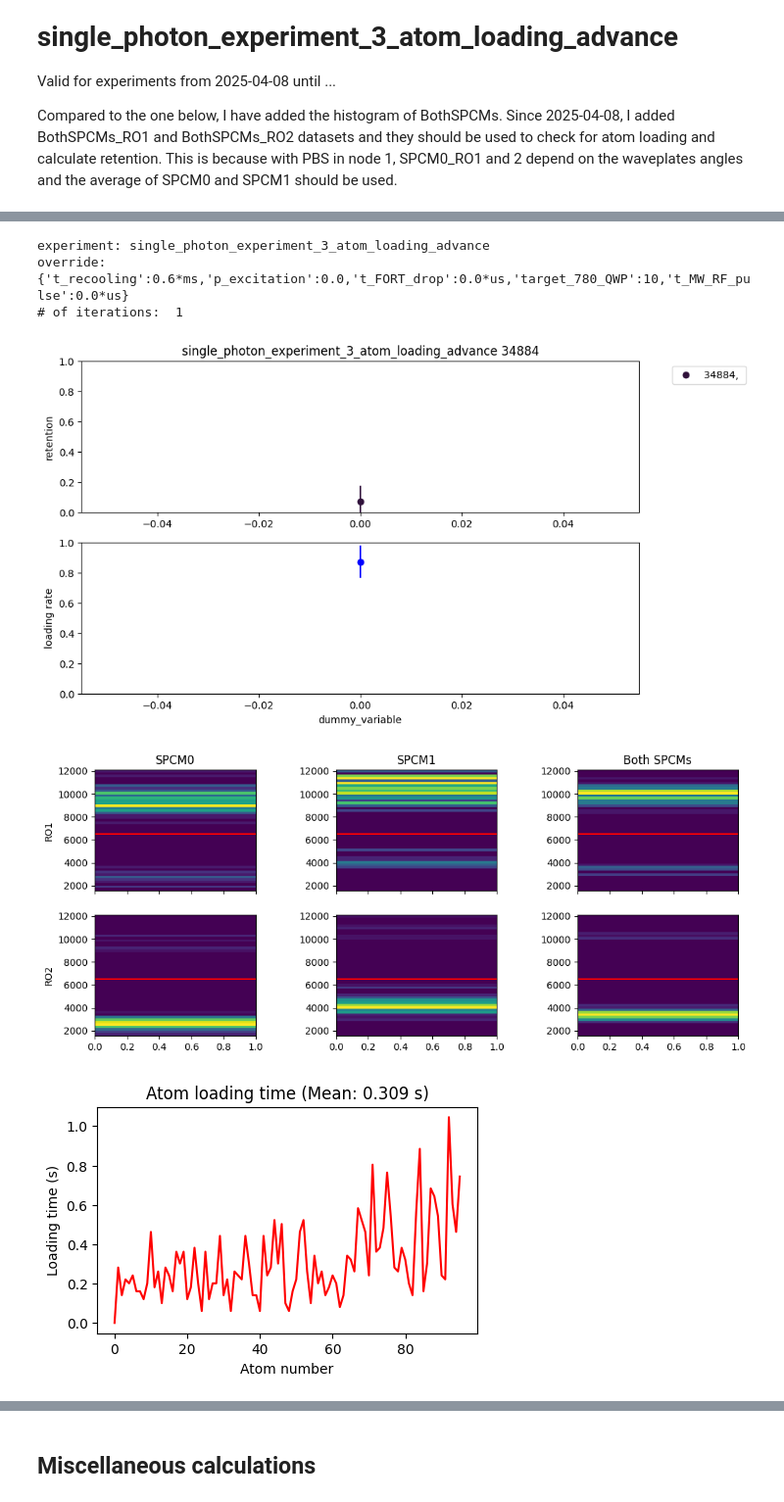
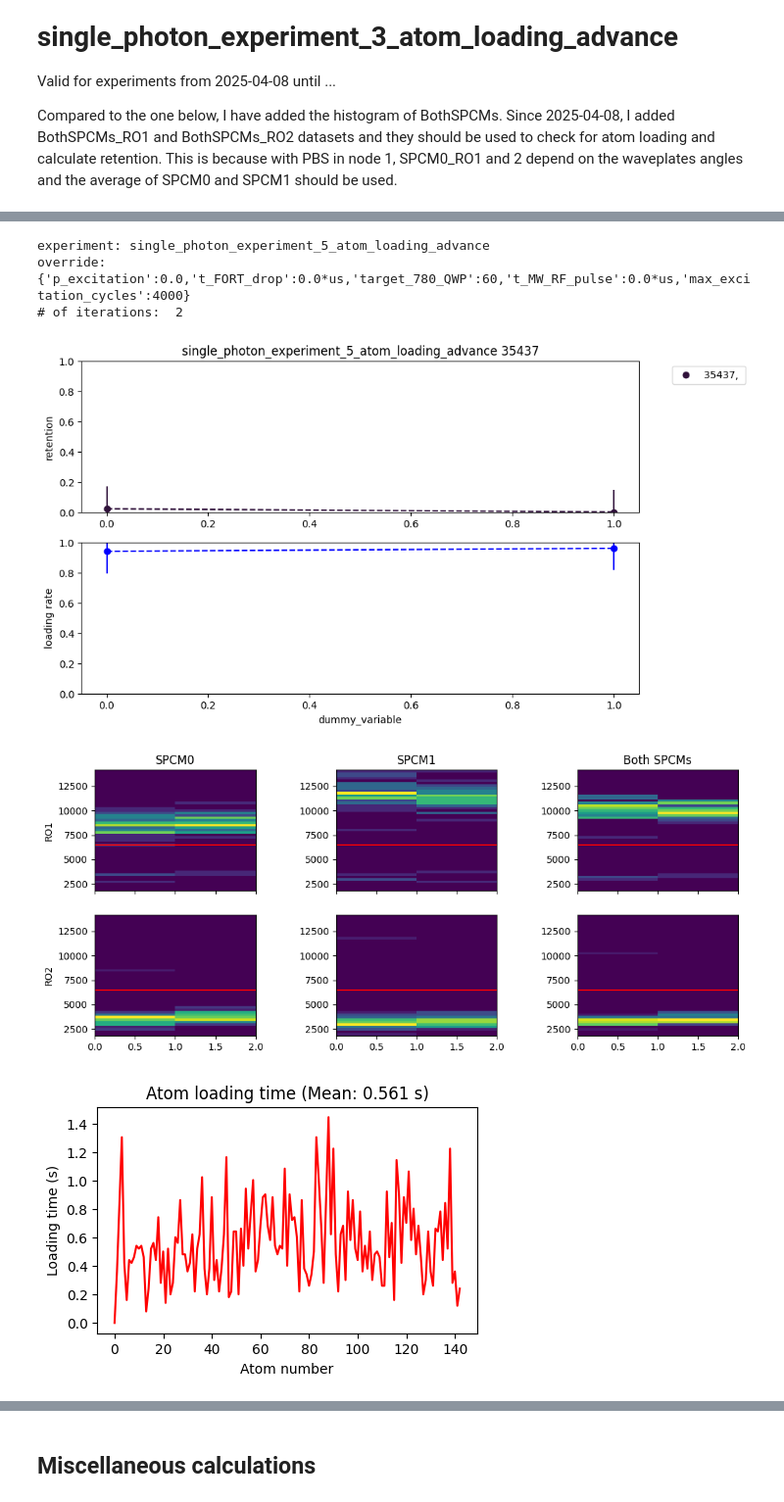
Before and after one commit to QuantumQuadrate/qn_artiq_routines, a Jupyter notebook: Analysis/Single photon analysis/singe_photon_analysis_2025.ipynb, the cells around one changed output, grey strips where cells are left out. Shown at 98% size. Cells and saved outputs as stored; diff of their text form; code cells hidden in the pictures.

```diff
--- a/Analysis/Single photon analysis/singe_photon_analysis_2025.ipynb
+++ b/Analysis/Single photon analysis/singe_photon_analysis_2025.ipynb
@@ -4,7 +4,7 @@ Valid for experiments from 2025-04-08 until ...
 
 Compared to the one below, I have added the histogram of BothSPCMs. Since 2025-04-08, I added BothSPCMs_RO1 and BothSPCMs_RO2 datasets and they should be used to check for atom loading and calculate retention. This is because with PBS in node 1, SPCM0_RO1 and 2 depend on the waveplates angles and the average of SPCM0 and SPCM1 should be used.
 # %%
-date_filters = ["2026-03-28"]
+date_filters = ["2026-04-24"]
 
 from matplotlib import pyplot as plt
 import matplotlib as mpl
@@ -68,7 +70,7 @@ file 8 (C:\Networking Experiment\artiq codes\artiq-master\results\2026-03-28\21\
 # %%
 ### the file(s) to analyze:
 file_indices = {
-    6:'',
+    10:'',
 }
 
 compare = True # compare multiple files in the same retention and loading plots
@@ -308,39 +310,39 @@ if showhist:
     ### Plot for SPCM0 RO2 in the 2nd row, 1st column
     cax4 = ax4.imshow(np.array(SPCM0_RO2_hists[0]).transpose(), origin='lower', extent=[0, iterations, histMin, histMax])
     ax4.set_ylabel("RO2")
     ax4.axhline(cutoff2 / t_SPCM_first_shot, color='red')
     ax4.set_aspect('auto')
 
     ### Plot for SPCM1 RO2 in the 2nd row, 2nd column
     cax5 = ax5.imshow(np.array(SPCM1_RO2_hists[0]).transpose(), origin='lower', extent=[0, iterations, histMin, histMax])
     ax5.axhline(cutoff2 / t_SPCM_first_shot, color='red')
     ax5.set_aspect('auto')
 
     ### Plot for BothSPCMs RO2 in the 2nd row, 3rd column
     cax6 = ax6.imshow(np.array(BothSPCMs_RO2_hists[0]).transpose(), origin='lower', extent=[0, iterations, histMin, histMax])
     ax6.axhline(cutoff2 / t_SPCM_first_shot, color='red')
     ax6.set_aspect('auto')
 
     plt.subplots_adjust(hspace=0.2, wspace=0.5)
 plt.show()
 
 #######  Atom loading time plot
 ## We can slice the array to separate iterations later, if we want.
 mean_loading_time = np.mean(Atom_loading_time)
 plt.figure(figsize=(5, 3))
 plt.plot(Atom_loading_time, 'r-')
 
 plt.xlabel("Atom number")
 plt.ylabel("Loading time (s)")
 plt.title(f"Atom loading time (Mean: {mean_loading_time:.3f} s)")
 plt.show()
 # %% [output]
-experiment: single_photon_experiment_3_atom_loading_advance
-override: {'t_recooling':0.6*ms,'p_excitation':0.0,'t_FORT_drop':0.0*us,'target_780_QWP':10,'t_MW_RF_pulse':0.0*us}
-# of iterations:  1
+experiment: single_photon_experiment_5_atom_loading_advance
+override: {'p_excitation':0.0,'t_FORT_drop':0.0*us,'target_780_QWP':60,'t_MW_RF_pulse':0.0*us,'max_excitation_cycles':4000}
+# of iterations:  2
-[figure, old version]
+[figure, new version]
-[figure, old version]
+[figure, new version]
-[figure, old version]
+[figure, new version]
 # %%
 """
 Slicing SPCM1_RO1 into more sections to see the readout fluctuation over time in more details.
```
Also changed, not shown: parts of 14 cells of this notebook, 3 other files.
